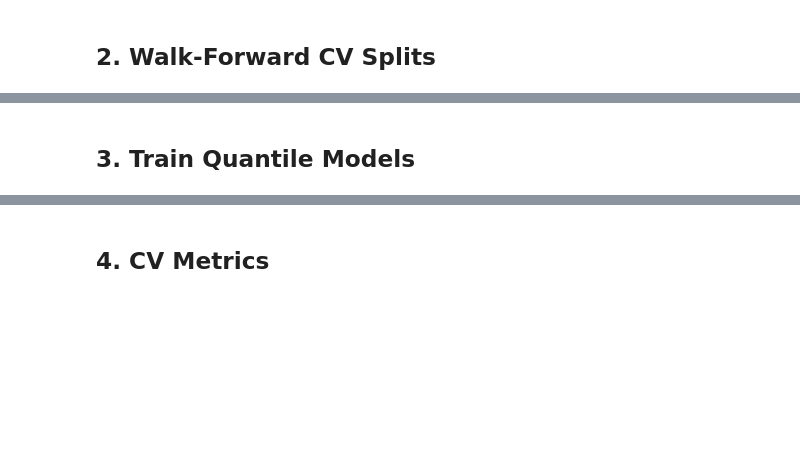
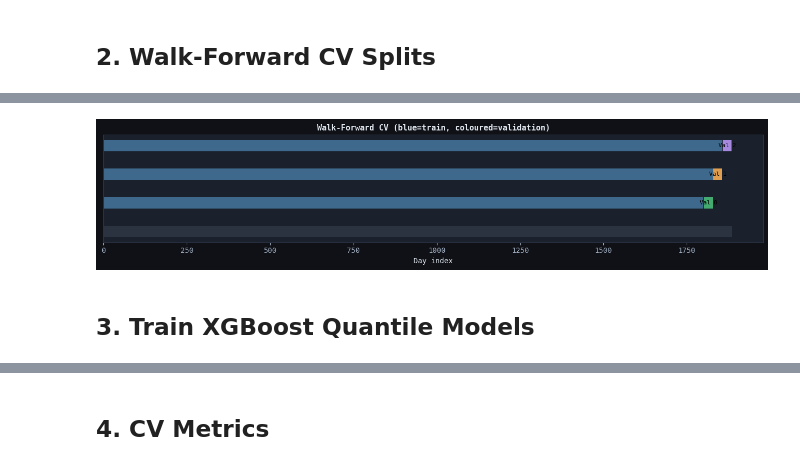
Before and after one commit to MYOUSSF/m5-forecast-optimize, a Jupyter notebook: notebooks/03_forecasting.ipynb, the cells around one changed output, grey strips where cells are left out. Cells and saved outputs as stored; diff of their text form; code cells hidden in the pictures; blank space fills up the shorter version.

```diff
--- a/notebooks/03_forecasting.ipynb
+++ b/notebooks/03_forecasting.ipynb
@@ -60,13 +107,19 @@ print(f'Range    : {df["date"].min().date()} -> {df["date"].max().date()}')
 # %% [markdown]
 ## 2. Walk-Forward CV Splits
-# %%
-splits = list(walk_forward_splits(df, n_splits=N_CV_SPLITS))
-print(f'{"Fold":<6} {"Train rows":>12} {"Val rows":>10} {"Train end":>12} {"Val start":>12} {"Val end":>12}')
-print('-' * 68)
-for i, (tr_idx, val_idx) in enumerate(splits):
-    tr  = df.loc[tr_idx,  'date']
-    val = df.loc[val_idx, 'date']
-    print(f'{i:<6} {len(tr_idx):>12,} {len(val_idx):>10,} '
-          f'{str(tr.max().date()):>12} '
-          f'{str(val.min().date()):>12} '
-          f'{str(val.max().date()):>12}')
+# %%
+from pathlib import Path
+
+sample_pq = sorted(Path(CACHE_DIR).glob('features_*.parquet'))[0]
+sample_df = pd.read_parquet(sample_pq, columns=[DATE_COL])
+all_dates = pd.to_datetime(sample_df[DATE_COL]).sort_values().unique()
+del sample_df; gc.collect()
+
+splits = list(walk_forward_date_splits(all_dates, n_splits=N_CV_SPLITS))
+
+print(f'Total dates : {len(all_dates):,}')
+print(f'Range       : {all_dates[0].date()} -> {all_dates[-1].date()}')
+print()
+print(f'{"Fold":<6} {"Train end":>12} {"Val start":>12} {"Val end":>12}')
+print('-' * 46)
+for i, (tr_end, v_start, v_end) in enumerate(splits):
+    print(f'{i:<6} {str(tr_end.date()):>12} {str(v_start.date()):>12} {str(v_end.date()):>12}')
@@ -73,2 +135,21 @@ for i, (tr_idx, val_idx) in enumerate(splits):
+# %%
+fig, ax = plt.subplots(figsize=(13, 3))
+n = len(all_dates)
+ax.barh(0, n, color=COLORS['gray'], alpha=0.2, height=0.4)
+for i, (tr_end, v_start, v_end) in enumerate(splits):
+    tr_pos = np.searchsorted(all_dates, tr_end)
+    vs_pos = np.searchsorted(all_dates, v_start)
+    ve_pos = np.searchsorted(all_dates, v_end)
+    ax.barh(i+1, tr_pos, color=COLORS['blue'], alpha=0.5, height=0.4)
+    ax.barh(i+1, ve_pos - vs_pos, left=vs_pos,
+            color=[COLORS['green'],COLORS['orange'],COLORS['purple']][i],
+            alpha=0.9, height=0.4)
+    ax.text(vs_pos + (ve_pos-vs_pos)/2, i+1,
+            f'Val {i}', ha='center', va='center', fontsize=8, color='black')
+ax.set_title('Walk-Forward CV (blue=train, coloured=validation)')
+ax.set_xlabel('Day index'); ax.set_yticks([])
+plt.tight_layout(); plt.show()
+# %% [output]
+[figure, added]
 # %% [markdown]
-## 3. Train Quantile Models
+## 3. Train XGBoost Quantile Models
```
Also changed, not shown: parts of 18 cells of this notebook, 9 other files.
